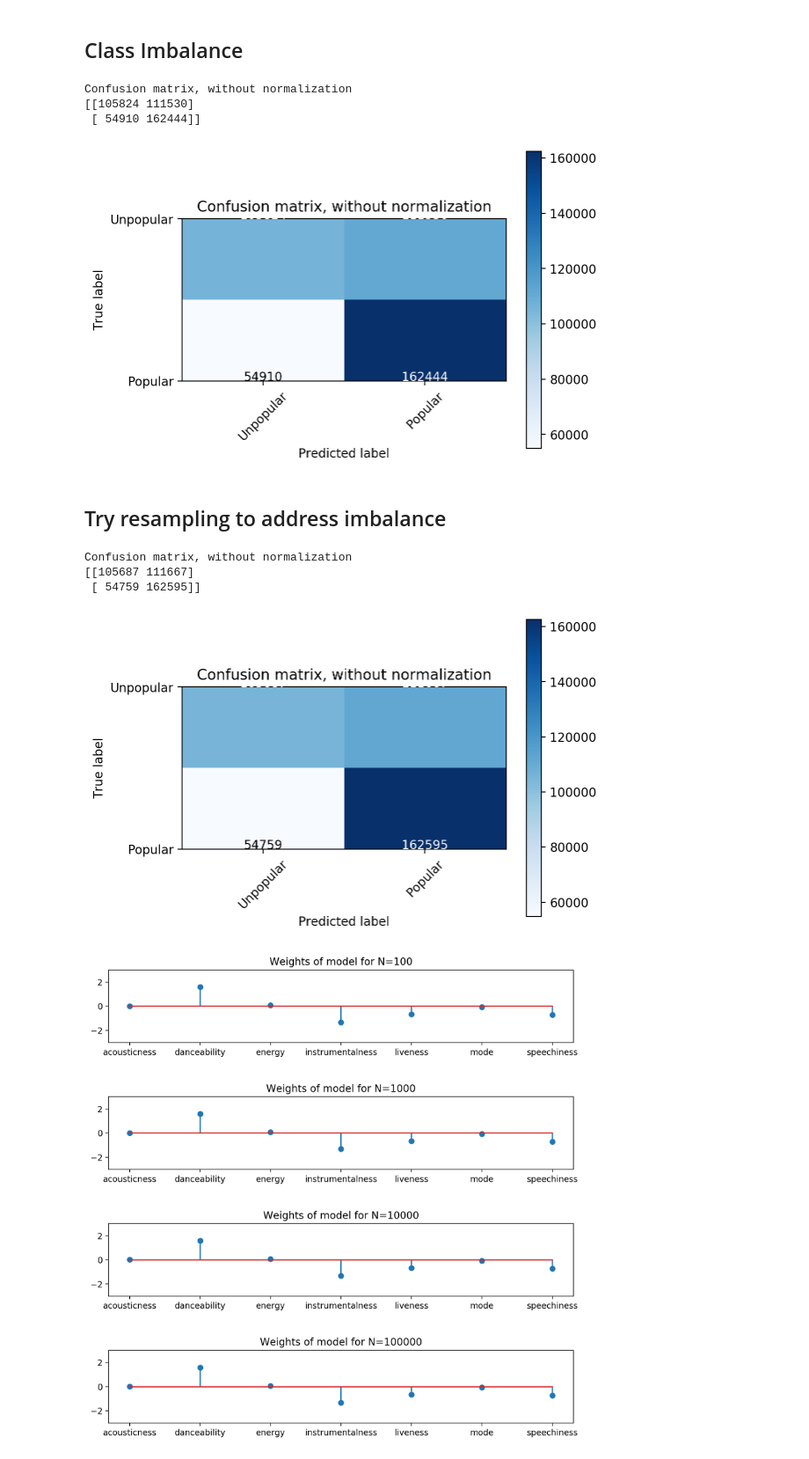
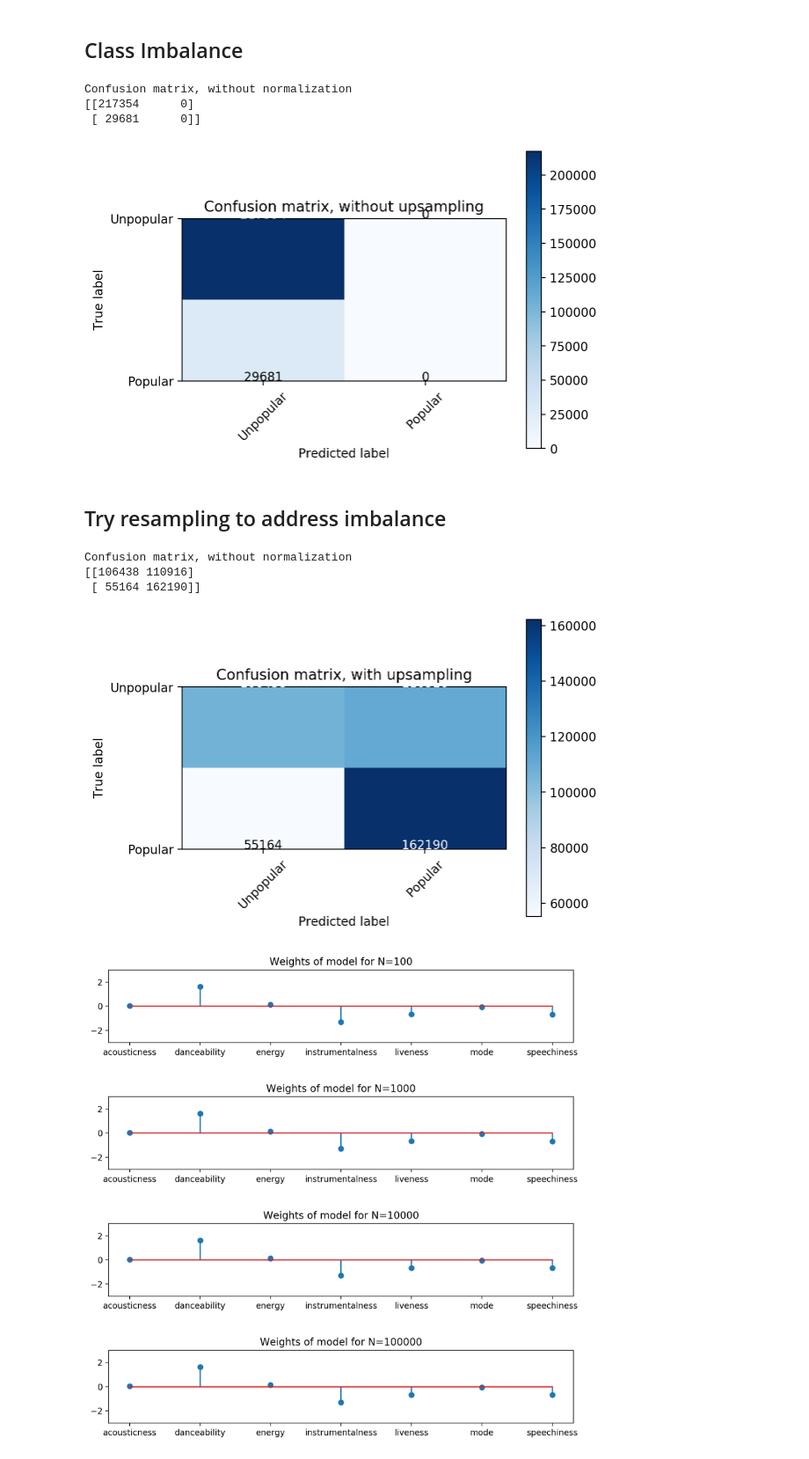
Before and after one commit to csteinmetz1/machine-learning, a Jupyter notebook: p1/p1.ipynb, the cells around one changed output. Shown at 88% size. Drawn from its saved outputs; the diff is of its cells as text; code cells hidden in the pictures.

```diff
--- a/p1/p1.ipynb
+++ b/p1/p1.ipynb
@@ -305,23 +306,23 @@ def plot_confusion_matrix(cm, classes,
 # %%
 # Train model with the complete dataset
 logreg = LogisticRegression(C=1e5, solver='lbfgs', max_iter=10000)
-logreg.fit(x_train_log_reg, y_train_log_reg)
-y_pred_log_reg = logreg.predict(x_train_log_reg)
+logreg.fit(train.iloc[:,3:10].to_numpy(), train.iloc[:,12].to_numpy())
+y_pred_log_reg = logreg.predict(train.iloc[:,3:10].to_numpy())
 
 # Compute confusion matrix
-cnf_matrix = confusion_matrix(y_train_log_reg, y_pred_log_reg)
+cnf_matrix = confusion_matrix(train.iloc[:,12].to_numpy(), y_pred_log_reg)
 np.set_printoptions(precision=2)
 
 # Plot non-normalized confusion matrix
 plt.figure()
 plot_confusion_matrix(cnf_matrix, classes=['Unpopular','Popular'],
-                      title='Confusion matrix, without normalization')
+                      title='Confusion matrix, without upsampling')
 plt.show()
 # %% [output]
 Confusion matrix, without normalization
-[[105824 111530]
- [ 54910 162444]]
+[[217354      0]
+ [ 29681      0]]
-[figure, old version]
+[figure, new version]
 # %% [markdown]
 ## Try resampling to address imbalance
 # %%
@@ -350,13 +351,13 @@ np.set_printoptions(precision=2)
 # Plot non-normalized confusion matrix
 plt.figure()
 plot_confusion_matrix(cnf_matrix, classes=['Unpopular','Popular'],
-                      title='Confusion matrix, without normalization')
+                      title='Confusion matrix, with upsampling')
 plt.show()
 # %% [output]
 Confusion matrix, without normalization
-[[105687 111667]
- [ 54759 162595]]
+[[106438 110916]
+ [ 55164 162190]]
-[figure, old version]
+[figure, new version]
 # %%
 feature_names = train.columns[3:10]
 
```
Also changed, not shown: parts of 5 cells of this notebook, 1 other file.
